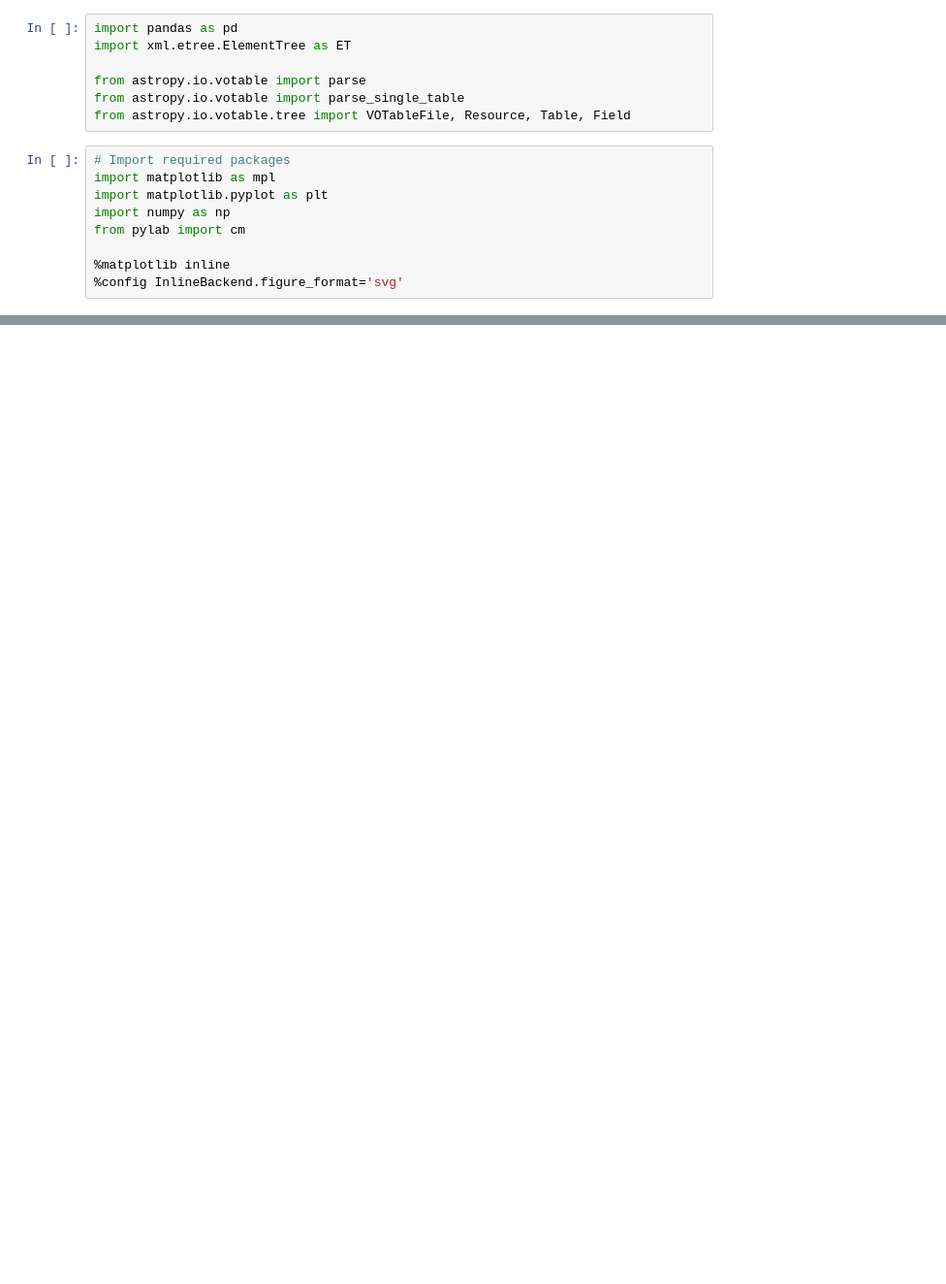
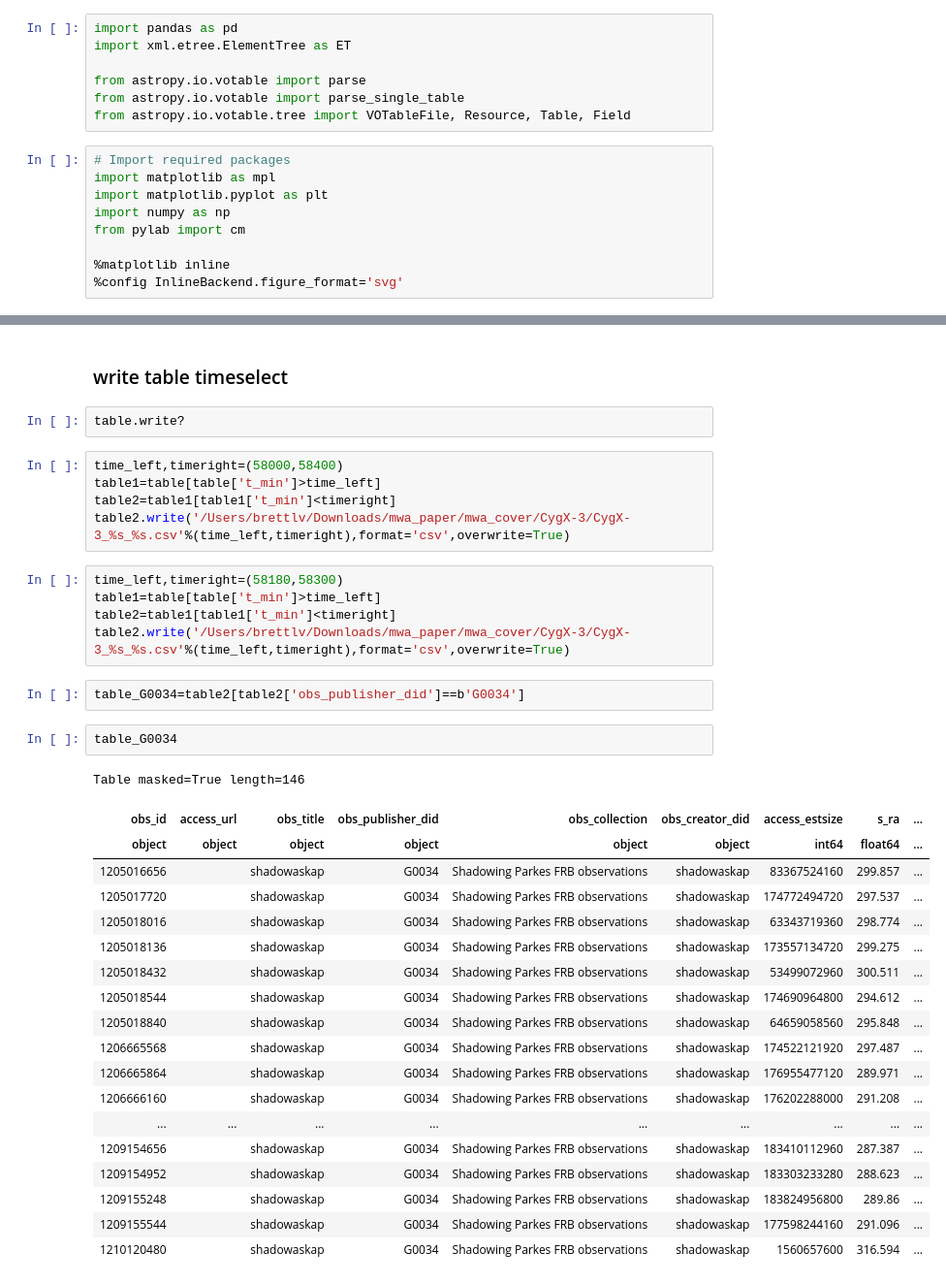
Before and after one commit to brettlv/brettlv.github.io, a Jupyter notebook: pythoncode/CygX-3_mwa_time_cover_table.ipynb, the cells around one changed output, grey strips where cells are left out. Shown at 97% size. Drawn from its saved outputs; the diff is of its cells as text; blank space fills up the shorter version.

```diff
--- a/pythoncode/CygX-3_mwa_time_cover_table.ipynb
+++ b/pythoncode/CygX-3_mwa_time_cover_table.ipynb
@@ -102,0 +113,38 @@ WARNING: W21: /Users/brettlv/Downloads/mwa_paper/mwa_cover/Cyg X-3_30degree.xml:
+# %% [markdown]
+### write table timeselect
+# %%
+table.write?
+# %%
+time_left,timeright=(58000,58400)
+table1=table[table['t_min']>time_left]
+table2=table1[table1['t_min']<timeright]
+table2.write('/Users/brettlv/Downloads/mwa_paper/mwa_cover/CygX-3/CygX-3_%s_%s.csv'%(time_left,timeright),format='csv',overwrite=True)
+# %%
+time_left,timeright=(58180,58300)
+table1=table[table['t_min']>time_left]
+table2=table1[table1['t_min']<timeright]
+table2.write('/Users/brettlv/Downloads/mwa_paper/mwa_cover/CygX-3/CygX-3_%s_%s.csv'%(time_left,timeright),format='csv',overwrite=True)
+# %%
+table_G0034=table2[table2['obs_publisher_did']==b'G0034']
+# %%
+table_G0034
+# %% [output]
+Table masked=True length=146
+| obs_id | access_url | obs_title | obs_publisher_did | obs_collection | obs_creator_did | access_estsize | s_ra | ... |
+| object | object | object | object | object | object | int64 | float64 | ... |
+| 1205016656 |  | shadowaskap | G0034 | Shadowing Parkes FRB observations | shadowaskap | 83367524160 | 299.857 | ... |
+| 1205017720 |  | shadowaskap | G0034 | Shadowing Parkes FRB observations | shadowaskap | 174772494720 | 297.537 | ... |
+| 1205018016 |  | shadowaskap | G0034 | Shadowing Parkes FRB observations | shadowaskap | 63343719360 | 298.774 | ... |
+| 1205018136 |  | shadowaskap | G0034 | Shadowing Parkes FRB observations | shadowaskap | 173557134720 | 299.275 | ... |
+| 1205018432 |  | shadowaskap | G0034 | Shadowing Parkes FRB observations | shadowaskap | 53499072960 | 300.511 | ... |
+| 1205018544 |  | shadowaskap | G0034 | Shadowing Parkes FRB observations | shadowaskap | 174690964800 | 294.612 | ... |
+| 1205018840 |  | shadowaskap | G0034 | Shadowing Parkes FRB observations | shadowaskap | 64659058560 | 295.848 | ... |
+| 1206665568 |  | shadowaskap | G0034 | Shadowing Parkes FRB observations | shadowaskap | 174522121920 | 297.487 | ... |
+| 1206665864 |  | shadowaskap | G0034 | Shadowing Parkes FRB observations | shadowaskap | 176955477120 | 289.971 | ... |
+| 1206666160 |  | shadowaskap | G0034 | Shadowing Parkes FRB observations | shadowaskap | 176202288000 | 291.208 | ... |
+| ... | ... | ... | ... | ... | ... | ... | ... | ... |
+| 1209154656 |  | shadowaskap | G0034 | Shadowing Parkes FRB observations | shadowaskap | 183410112960 | 287.387 | ... |
+| 1209154952 |  | shadowaskap | G0034 | Shadowing Parkes FRB observations | shadowaskap | 183303233280 | 288.623 | ... |
+| 1209155248 |  | shadowaskap | G0034 | Shadowing Parkes FRB observations | shadowaskap | 183824956800 | 289.86 | ... |
+| 1209155544 |  | shadowaskap | G0034 | Shadowing Parkes FRB observations | shadowaskap | 177598244160 | 291.096 | ... |
+| 1210120480 |  | shadowaskap | G0034 | Shadowing Parkes FRB observations | shadowaskap | 1560657600 | 316.594 | ... |
```
Also changed, not shown: parts of 36 cells of this notebook, 25 other files.
